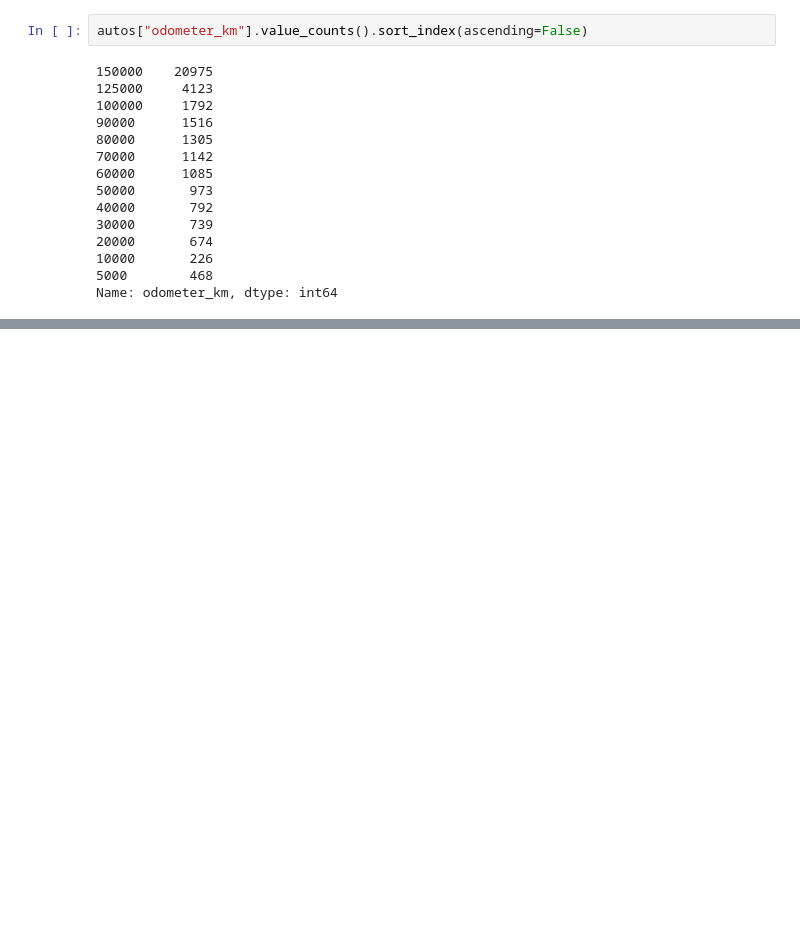
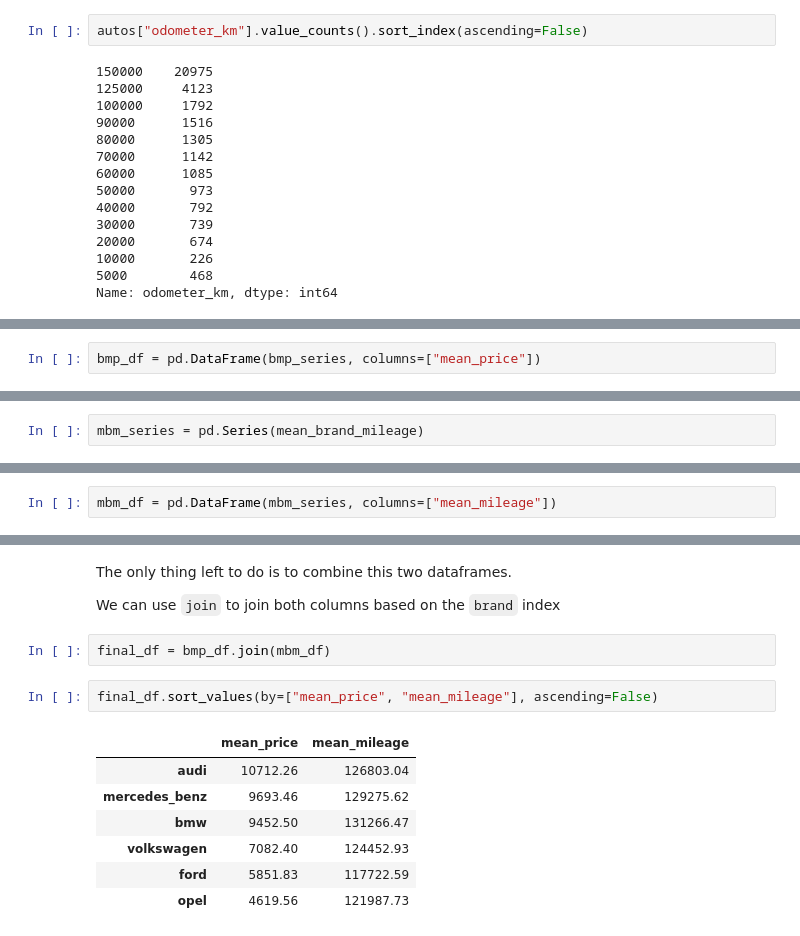
Before and after one commit to PrynsTag/Exploring-Ebay-Car-Sales-Data-in-Python, a Jupyter notebook: exploring_ebay_car_sales.ipynb, the cells around one changed output, grey strips where cells are left out. Drawn from its saved outputs; the diff is of its cells as text; blank space fills up the shorter version.

```diff
--- a/exploring_ebay_car_sales.ipynb
+++ b/exploring_ebay_car_sales.ipynb
@@ -488,0 +698,2 @@ However, this column may have different reasons and variables that ended up with
+# %%
+bmp_df = pd.DataFrame(bmp_series, columns=["mean_price"])
@@ -488,0 +712,2 @@ However, this column may have different reasons and variables that ended up with
+# %%
+mbm_series = pd.Series(mean_brand_mileage)
@@ -488,0 +724,2 @@ However, this column may have different reasons and variables that ended up with
+# %%
+mbm_df = pd.DataFrame(mbm_series, columns=["mean_mileage"])
@@ -488,0 +736,16 @@ However, this column may have different reasons and variables that ended up with
+# %% [markdown]
+The only thing left to do is to combine this two dataframes.
+
+We can use `join` to join both columns based on the `brand` index
+# %%
+final_df = bmp_df.join(mbm_df)
+# %%
+final_df.sort_values(by=["mean_price", "mean_mileage"], ascending=False)
+# %% [output]
+|  | mean_price | mean_mileage |
+| audi | 10712.26 | 126803.04 |
+| mercedes_benz | 9693.46 | 129275.62 |
+| bmw | 9452.50 | 131266.47 |
+| volkswagen | 7082.40 | 124452.93 |
+| ford | 5851.83 | 117722.59 |
+| opel | 4619.56 | 121987.73 |
```
Also changed, not shown: parts of 52 cells of this notebook.
